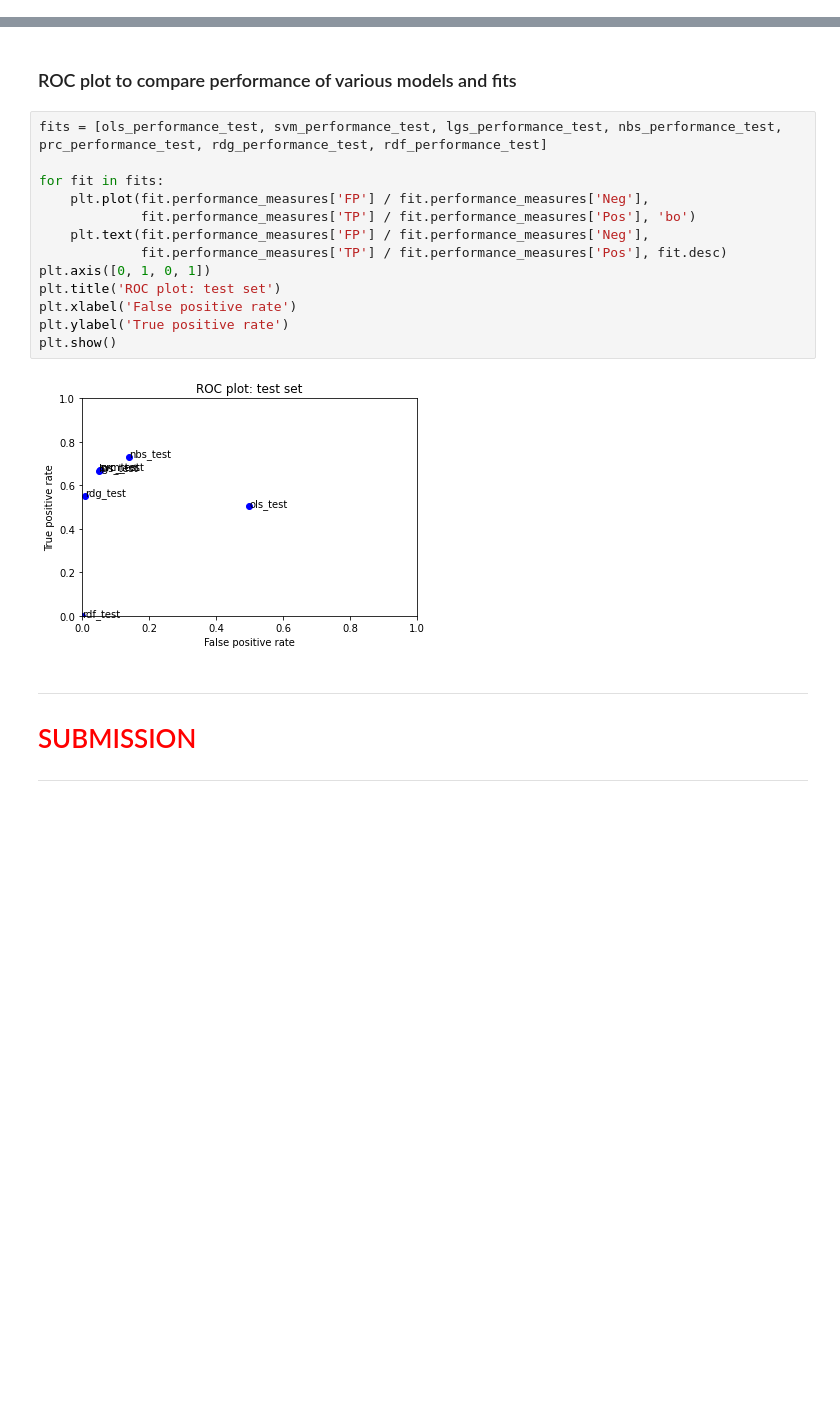
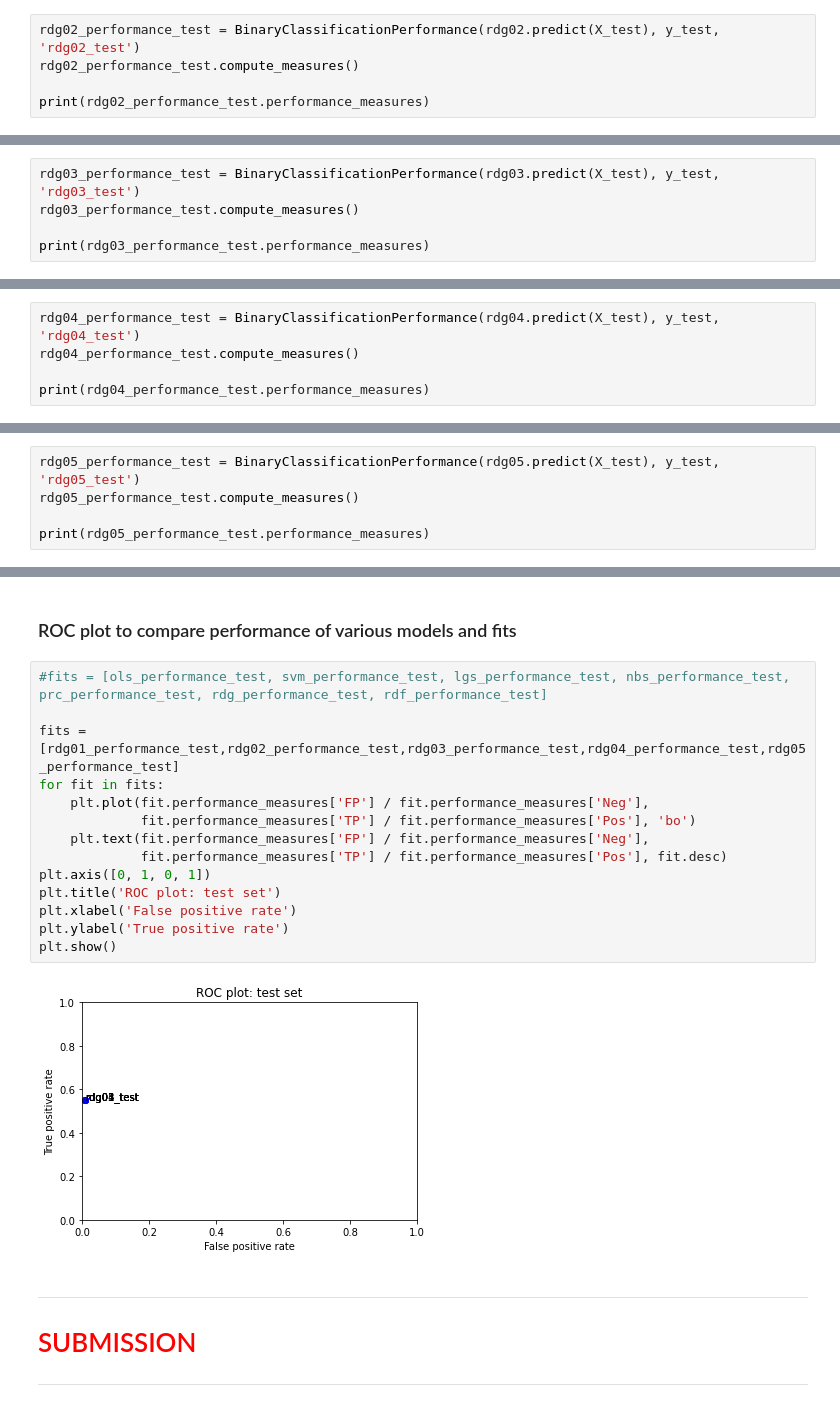
Before and after one commit to Jill1995/ml, a Jupyter notebook: final_assignment_1/toxiccomments_first_full_iteration.ipynb, the cells around one changed output, grey strips where cells are left out. Saved outputs shown, nothing was run; the diff lists cells and outputs as text; blank space fills up the shorter version.

```diff
--- a/final_assignment_1/toxiccomments_first_full_iteration.ipynb
+++ b/final_assignment_1/toxiccomments_first_full_iteration.ipynb
@@ -366,0 +411,5 @@ print(rdg_performance_test.performance_measures)
+# %%
+rdg02_performance_test = BinaryClassificationPerformance(rdg02.predict(X_test), y_test, 'rdg02_test')
+rdg02_performance_test.compute_measures()
+
+print(rdg02_performance_test.performance_measures)
@@ -366,0 +418,5 @@ print(rdg_performance_test.performance_measures)
+# %%
+rdg03_performance_test = BinaryClassificationPerformance(rdg03.predict(X_test), y_test, 'rdg03_test')
+rdg03_performance_test.compute_measures()
+
+print(rdg03_performance_test.performance_measures)
@@ -366,0 +425,5 @@ print(rdg_performance_test.performance_measures)
+# %%
+rdg04_performance_test = BinaryClassificationPerformance(rdg04.predict(X_test), y_test, 'rdg04_test')
+rdg04_performance_test.compute_measures()
+
+print(rdg04_performance_test.performance_measures)
@@ -366,0 +432,5 @@ print(rdg_performance_test.performance_measures)
+# %%
+rdg05_performance_test = BinaryClassificationPerformance(rdg05.predict(X_test), y_test, 'rdg05_test')
+rdg05_performance_test.compute_measures()
+
+print(rdg05_performance_test.performance_measures)
@@ -375,20 +447,21 @@ print(rdf_performance_test.performance_measures)
 # %% [markdown]
 ### ROC plot to compare performance of various models and fits
 # %%
-fits = [ols_performance_test, svm_performance_test, lgs_performance_test, nbs_performance_test, prc_performance_test, rdg_performance_test, rdf_performance_test]
+#fits = [ols_performance_test, svm_performance_test, lgs_performance_test, nbs_performance_test, prc_performance_test, rdg_performance_test, rdf_performance_test]
 
+fits = [rdg01_performance_test,rdg02_performance_test,rdg03_performance_test,rdg04_performance_test,rdg05_performance_test]
 for fit in fits:
     plt.plot(fit.performance_measures['FP'] / fit.performance_measures['Neg'],
              fit.performance_measures['TP'] / fit.performance_measures['Pos'], 'bo')
     plt.text(fit.performance_measures['FP'] / fit.performance_measures['Neg'],
              fit.performance_measures['TP'] / fit.performance_measures['Pos'], fit.desc)
 plt.axis([0, 1, 0, 1])
 plt.title('ROC plot: test set')
 plt.xlabel('False positive rate')
 plt.ylabel('True positive rate')
 plt.show()
 # %% [output]
-[figure, old version]
+[figure, new version]
 # %% [markdown]
 ---
 
```
Also changed, not shown: parts of 18 cells of this notebook.
